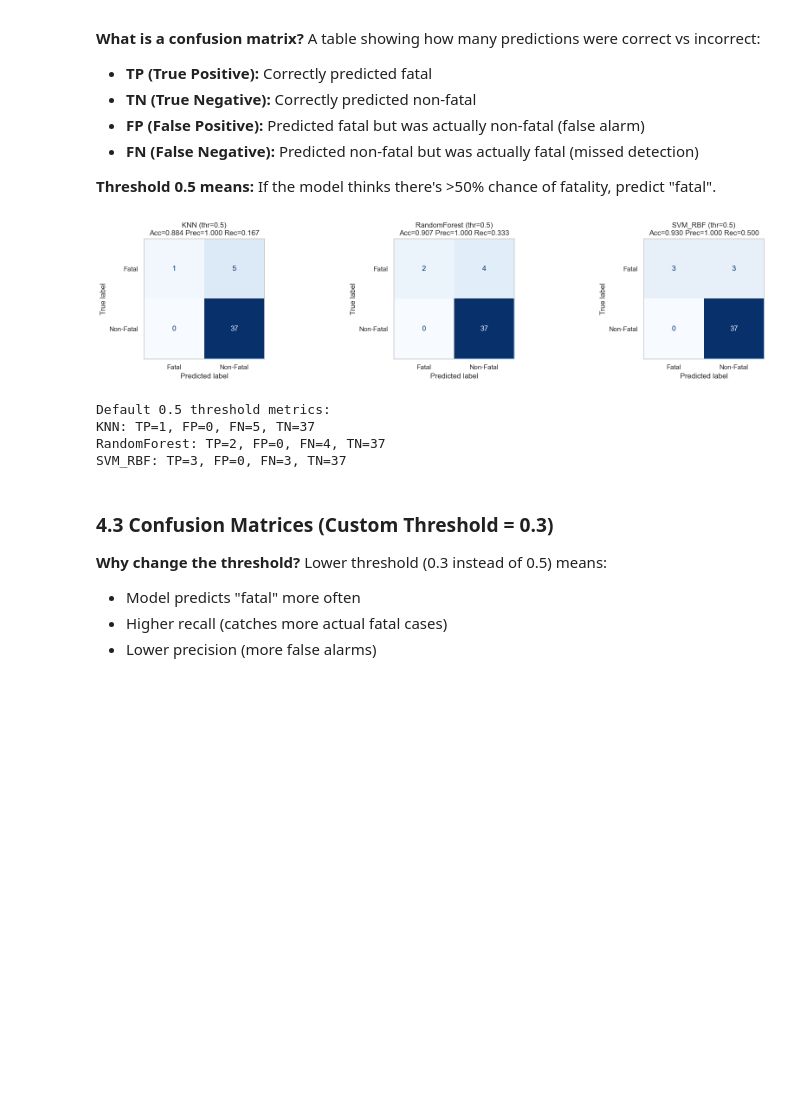
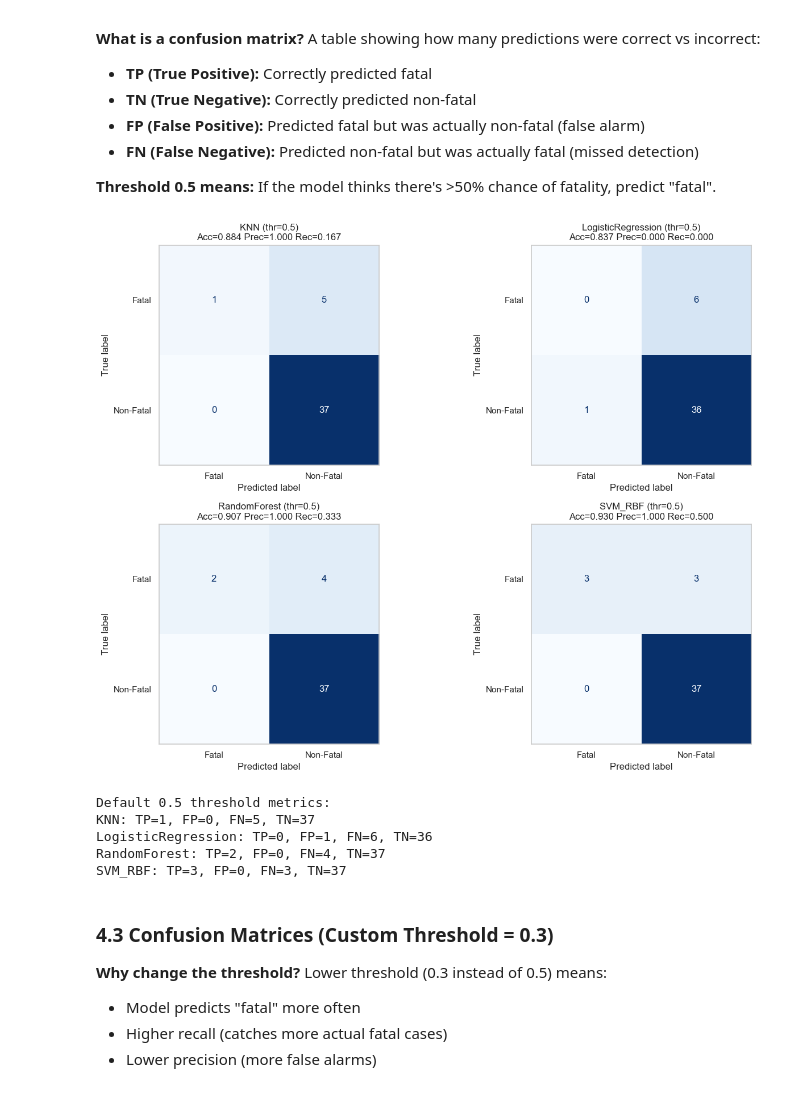
Before and after one commit to michael-vella/ics5110-assignment, a Jupyter notebook: notebooks/final/4_results_comparison.ipynb, the cells around one changed output. Saved outputs shown, nothing was run; the diff lists cells and outputs as text; code cells hidden in the pictures; blank space fills up the shorter version.

```diff
--- a/notebooks/final/4_results_comparison.ipynb
+++ b/notebooks/final/4_results_comparison.ipynb
@@ -156,6 +158,11 @@ preprocess_knn = ColumnTransformer([
     ('num', num_scaled, num_cols),
     ('cat', cat_ohe, cat_cols),
 ])
+
+preprocess_logreg = ColumnTransformer([
+    ('num', num_scaled, num_cols),
+    ('cat', cat_ohe, cat_cols)
+])
 # %% [markdown]
 ### 3.2 Complete Model Pipelines
 
@@ -187,8 +194,15 @@ knn_model = Pipeline([
     ('knn', KNeighborsClassifier(n_neighbors=7, metric='euclidean'))
 ])
 
+logreg_model = Pipeline([
+    ('prep', preprocess_logreg),
+    ('logreg', LogisticRegression(max_iter=1000, random_state=42))
+])
+
+
 models = OrderedDict([
     ('KNN', knn_model),
+    ('LogisticRegression', logreg_model),
     ('RandomForest', rf_model),
     ('SVM_RBF', svm_model)
 ])
@@ -279,34 +294,35 @@ print({k: v.mean() for k, v in val_preds.items()})
 
 **Threshold 0.5 means:** If the model thinks there's >50% chance of fatality, predict "fatal".
 # %%
-# Confusion matrices on the hold-out split for all three models (default 0.5 threshold)
-fig, axes = plt.subplots(1, 3, figsize=(18, 4))
-for ax, (name, preds) in zip(axes, val_preds.items()):
+# Confusion matrices on the hold-out split for all four models (default 0.5 threshold)
+fig, axes = plt.subplots(2, 2, figsize=(14, 10))
+for ax, (name, preds) in zip(axes.flat, val_preds.items()):
     cm = confusion_matrix(y_val, preds, labels=[1, 0])  # [positive, negative]
     disp = ConfusionMatrixDisplay(confusion_matrix=cm, display_labels=['Fatal', 'Non-Fatal'])
     disp.plot(ax=ax, cmap='Blues', colorbar=False, values_format='d')
     ax.grid(False)
 
     # Calculate metrics
     tn, fp, fn, tp = cm[1, 1], cm[1, 0], cm[0, 1], cm[0, 0]
     acc = (tp + tn) / (tp + tn + fp + fn)
     prec = tp / (tp + fp) if (tp + fp) > 0 else 0
     rec = tp / (tp + fn) if (tp + fn) > 0 else 0
     f1 = 2 * prec * rec / (prec + rec) if (prec + rec) > 0 else 0
 
     ax.set_title(f"{name} (thr=0.5)\nAcc={acc:.3f} Prec={prec:.3f} Rec={rec:.3f}")
 plt.tight_layout()
 plt.show()
 
 print("\nDefault 0.5 threshold metrics:")
 for name in val_preds.keys():
     cm = confusion_matrix(y_val, val_preds[name], labels=[1, 0])
     tn, fp, fn, tp = cm[1, 1], cm[1, 0], cm[0, 1], cm[0, 0]
     print(f"{name}: TP={tp}, FP={fp}, FN={fn}, TN={tn}")
 # %% [output]
-[figure, old version]
+[figure, new version]
 Default 0.5 threshold metrics:
 KNN: TP=1, FP=0, FN=5, TN=37
+LogisticRegression: TP=0, FP=1, FN=6, TN=36
 RandomForest: TP=2, FP=0, FN=4, TN=37
 SVM_RBF: TP=3, FP=0, FN=3, TN=37
 # %% [markdown]
```
Also changed, not shown: parts of 13 cells of this notebook.
